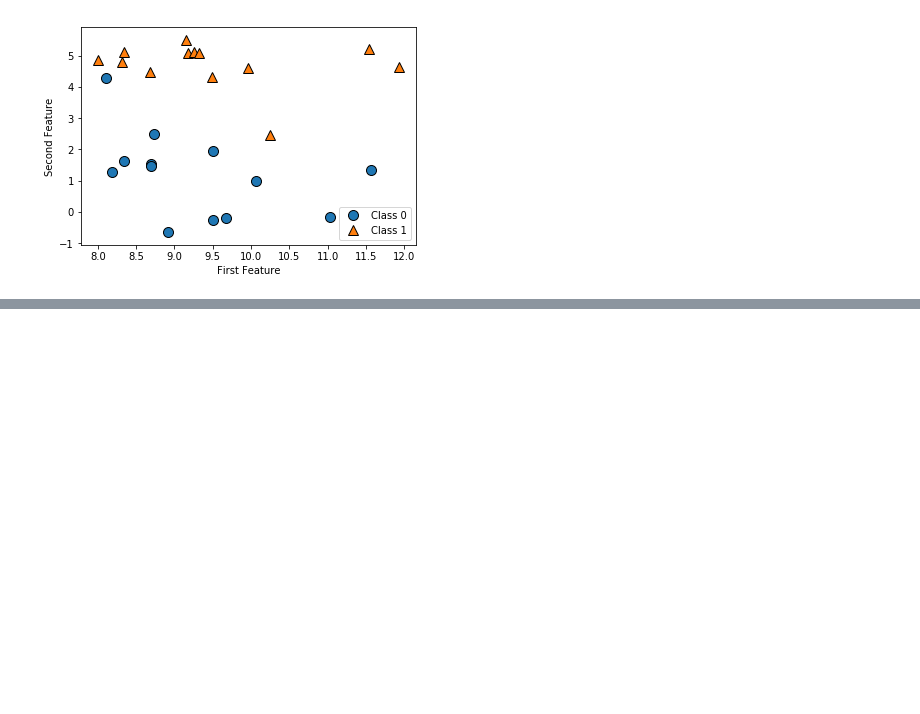
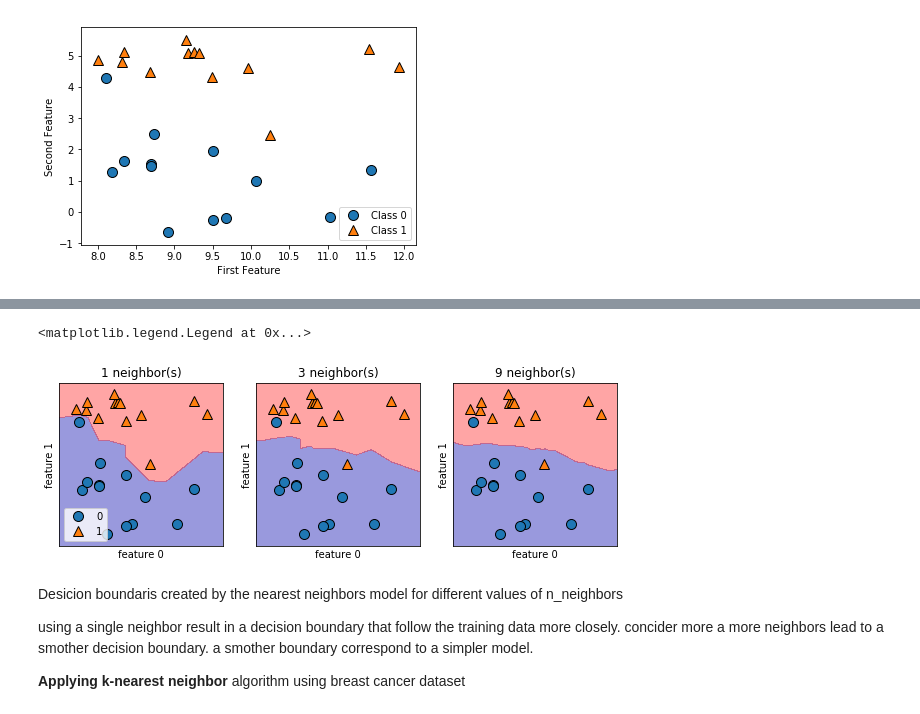
Before and after one commit to rodolfogarzon/MachineLearningWithPython, a Jupyter notebook: Chapter2/Supervised_Learning.ipynb, the cells around one changed output, grey strips where cells are left out. Drawn from its saved outputs; the diff is of its cells as text; code cells hidden in the pictures; blank space fills up the shorter version.

```diff
--- a/Chapter2/Supervised_Learning.ipynb
+++ b/Chapter2/Supervised_Learning.ipynb
@@ -42,0 +154,7 @@ y.shape: (26,)
+# %%
+from sklearn.model_selection import train_test_split
+X, y = mglearn.datasets.make_forge()
+X_train, X_test, y_train, y_test = train_test_split(X, y, random_state=0)
+# %%
+from sklearn.neighbors import KNeighborsClassifier
+clf = KNeighborsClassifier (n_neighbors=3)
@@ -42,0 +181,24 @@ y.shape: (26,)
+# %%
+fig, axes = plt.subplots (1, 3, figsize=(10, 3))
+
+for n_neighbors, ax in zip([1, 3, 9], axes):
+
+    clf = KNeighborsClassifier(n_neighbors = n_neighbors).fit(X, y)
+
+    mglearn.plots.plot_2d_separator( clf, X, fill = True, eps=0.5, ax=ax, alpha=.4)
+    mglearn.discrete_scatter( X[:, 0], X[:, 1], y, ax=ax)
+    ax.set_title("{} neighbor(s)".format(n_neighbors))
+    ax.set_xlabel("feature 0")
+    ax.set_ylabel("feature 1")
+
+axes[0].legend(loc = 3)
+# %% [output]
+<matplotlib.legend.Legend at 0x...>
+[figure, added]
+# %% [markdown]
+Desicion boundaris created by the nearest neighbors model for different values of n_neighbors
+
+using a single neighbor result in a decision boundary that follow the training data more closely.  concider more a more neighbors lead to a smother decision boundary.  a smother boundary correspond to a simpler model.
+
+
+**Applying k-nearest neighbor** algorithm using breast cancer dataset
```
Also changed, not shown: parts of 23 cells of this notebook.
